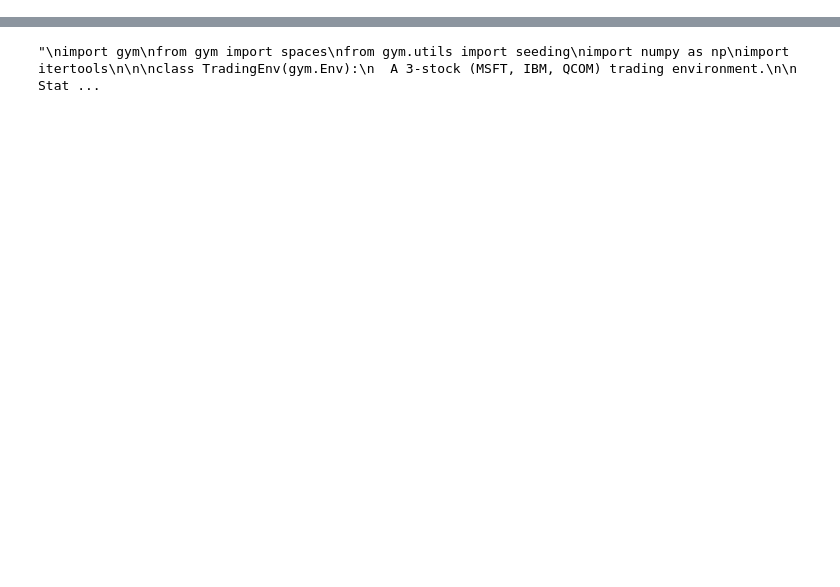
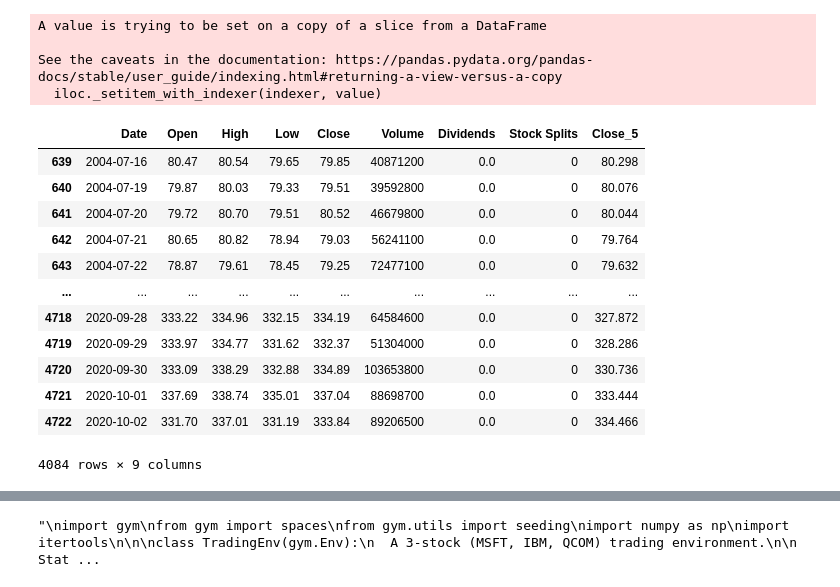
Before and after one commit to RWTHsniper/projects, a Jupyter notebook: practices/reinforcement learning/stock_env/env_test.ipynb, the cells around one changed output, grey strips where cells are left out. Saved outputs shown, nothing was run; the diff lists cells and outputs as text; code cells hidden in the pictures; blank space fills up the shorter version.

```diff
--- a/practices/reinforcement learning/stock_env/env_test.ipynb
+++ b/practices/reinforcement learning/stock_env/env_test.ipynb
@@ -153,3 +216,24 @@ See the caveats in the documentation: http://pandas.pydata.org/pandas-docs/stabl
+# %%
+s = tmp.reset()
+tmp.stock_price_history.loc[tmp.current_step:]
+# %% [output]
+A value is trying to be set on a copy of a slice from a DataFrame
+
+See the caveats in the documentation: https://pandas.pydata.org/pandas-docs/stable/user_guide/indexing.html#returning-a-view-versus-a-copy
+  iloc._setitem_with_indexer(indexer, value)
+|  | Date | Open | High | Low | Close | Volume | Dividends | Stock Splits | Close_5 |
+| 639 | 2004-07-16 | 80.47 | 80.54 | 79.65 | 79.85 | 40871200 | 0.0 | 0 | 80.298 |
+| 640 | 2004-07-19 | 79.87 | 80.03 | 79.33 | 79.51 | 39592800 | 0.0 | 0 | 80.076 |
+| 641 | 2004-07-20 | 79.72 | 80.70 | 79.51 | 80.52 | 46679800 | 0.0 | 0 | 80.044 |
+| 642 | 2004-07-21 | 80.65 | 80.82 | 78.94 | 79.03 | 56241100 | 0.0 | 0 | 79.764 |
+| 643 | 2004-07-22 | 78.87 | 79.61 | 78.45 | 79.25 | 72477100 | 0.0 | 0 | 79.632 |
+| ... | ... | ... | ... | ... | ... | ... | ... | ... | ... |
+| 4718 | 2020-09-28 | 333.22 | 334.96 | 332.15 | 334.19 | 64584600 | 0.0 | 0 | 327.872 |
+| 4719 | 2020-09-29 | 333.97 | 334.77 | 331.62 | 332.37 | 51304000 | 0.0 | 0 | 328.286 |
+| 4720 | 2020-09-30 | 333.09 | 338.29 | 332.88 | 334.89 | 103653800 | 0.0 | 0 | 330.736 |
+| 4721 | 2020-10-01 | 337.69 | 338.74 | 335.01 | 337.04 | 88698700 | 0.0 | 0 | 333.444 |
+| 4722 | 2020-10-02 | 331.70 | 337.01 | 331.19 | 333.84 | 89206500 | 0.0 | 0 | 334.466 |
+4084 rows × 9 columns
 # %%
 tmp.features
 # %% [output]
```
Also changed, not shown: parts of 11 cells of this notebook, 3 other files.
